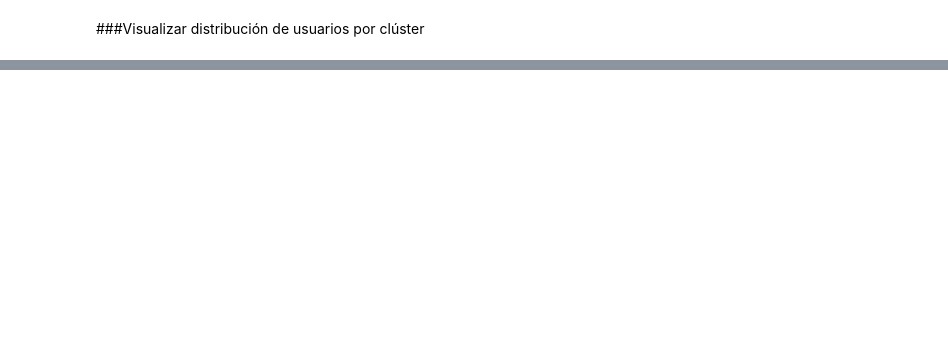
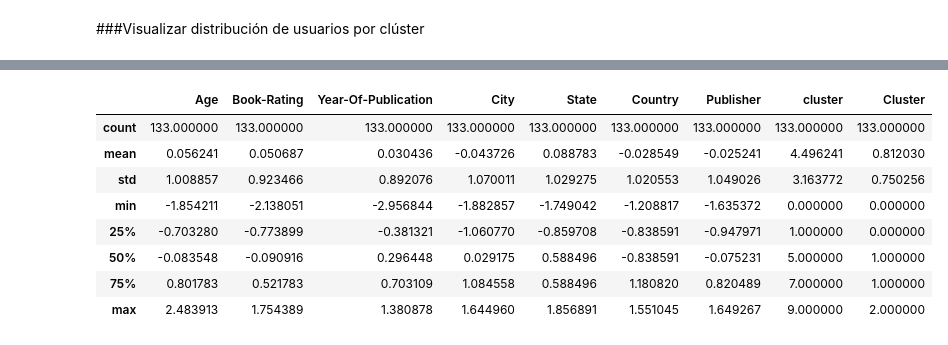
Before and after one commit to vyolete/SystemRecomendations, a Jupyter notebook: KmeansBookRecomendation.ipynb, the cells around one changed output, grey strips where cells are left out. Cells and saved outputs as stored; diff of their text form; code cells hidden in the pictures; blank space fills up the shorter version.

```diff
--- a/KmeansBookRecomendation.ipynb
+++ b/KmeansBookRecomendation.ipynb
@@ -231,9 +259,7 @@ fig.update_traces(marker=dict(size=5))
 # Mostramos el gráfico interactivo
 fig.show()
 
-# ✅ Agregamos la columna de clúster también a 'data_standar' para análisis posteriores
-# Esta línea puede ser redundante si ya se añadió antes, pero asegura consistencia
-data_standar['Cluster'] = kmeans.labels_
+
 
 # 🧠 Análisis: Promedio de variables numéricas por cluster
 # Agrupamos por clúster y calculamos la media para entender el perfil de cada grupo
@@ -251,0 +337,12 @@ fig.write_html("Kmeans.html")
+# %%
+data_standar.describe()
+# %% [output]
+|  | Age | Book-Rating | Year-Of-Publication | City | State | Country | Publisher | cluster | Cluster |
+| count | 133.000000 | 133.000000 | 133.000000 | 133.000000 | 133.000000 | 133.000000 | 133.000000 | 133.000000 | 133.000000 |
+| mean | 0.056241 | 0.050687 | 0.030436 | -0.043726 | 0.088783 | -0.028549 | -0.025241 | 4.496241 | 0.812030 |
+| std | 1.008857 | 0.923466 | 0.892076 | 1.070011 | 1.029275 | 1.020553 | 1.049026 | 3.163772 | 0.750256 |
+| min | -1.854211 | -2.138051 | -2.956844 | -1.882857 | -1.749042 | -1.208817 | -1.635372 | 0.000000 | 0.000000 |
+| 25% | -0.703280 | -0.773899 | -0.381321 | -1.060770 | -0.859708 | -0.838591 | -0.947971 | 1.000000 | 0.000000 |
+| 50% | -0.083548 | -0.090916 | 0.296448 | 0.029175 | 0.588496 | -0.838591 | -0.075231 | 5.000000 | 1.000000 |
+| 75% | 0.801783 | 0.521783 | 0.703109 | 1.084558 | 0.588496 | 1.180820 | 0.820489 | 7.000000 | 1.000000 |
+| max | 2.483913 | 1.754389 | 1.380878 | 1.644960 | 1.856891 | 1.551045 | 1.649267 | 9.000000 | 2.000000 |
```
Also changed, not shown: parts of 21 cells of this notebook.
